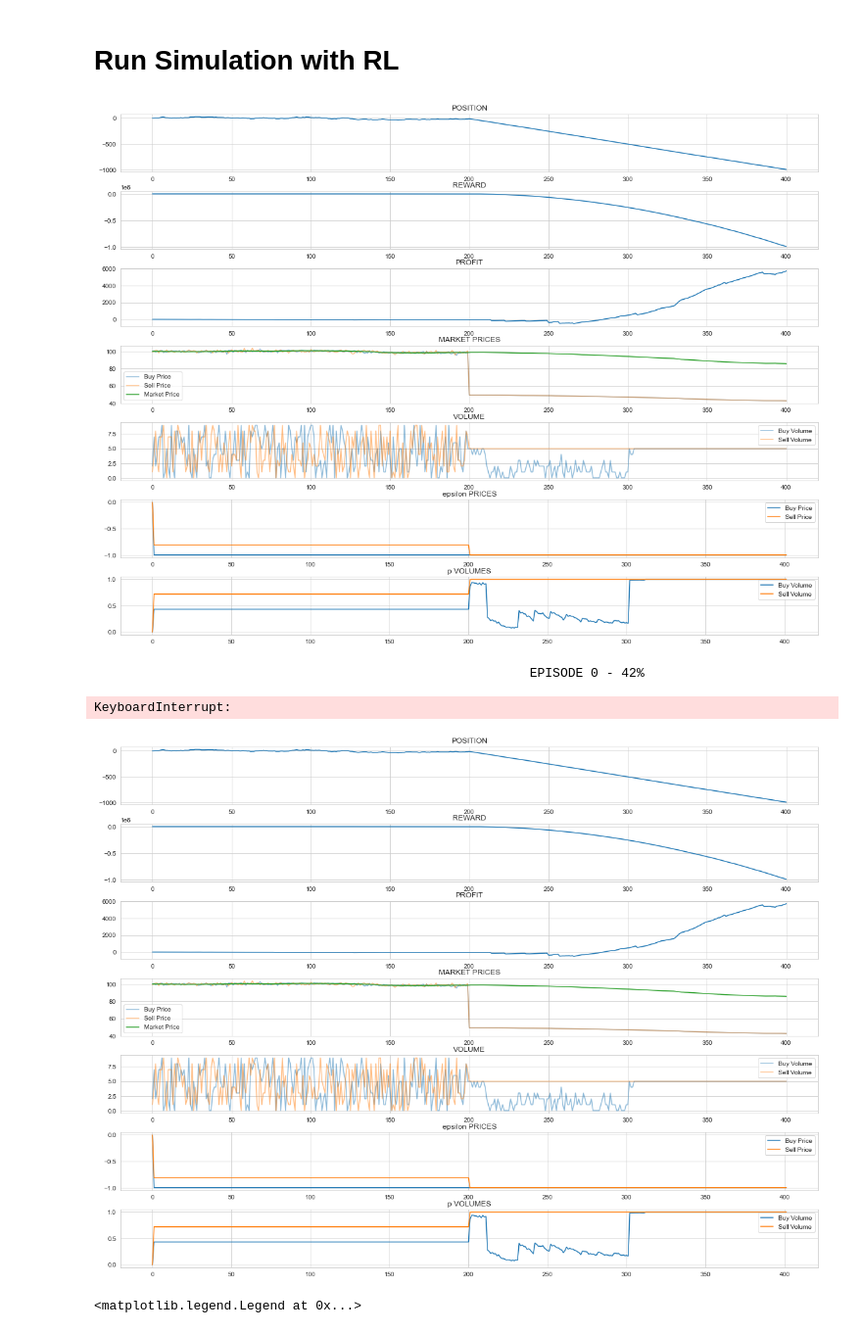
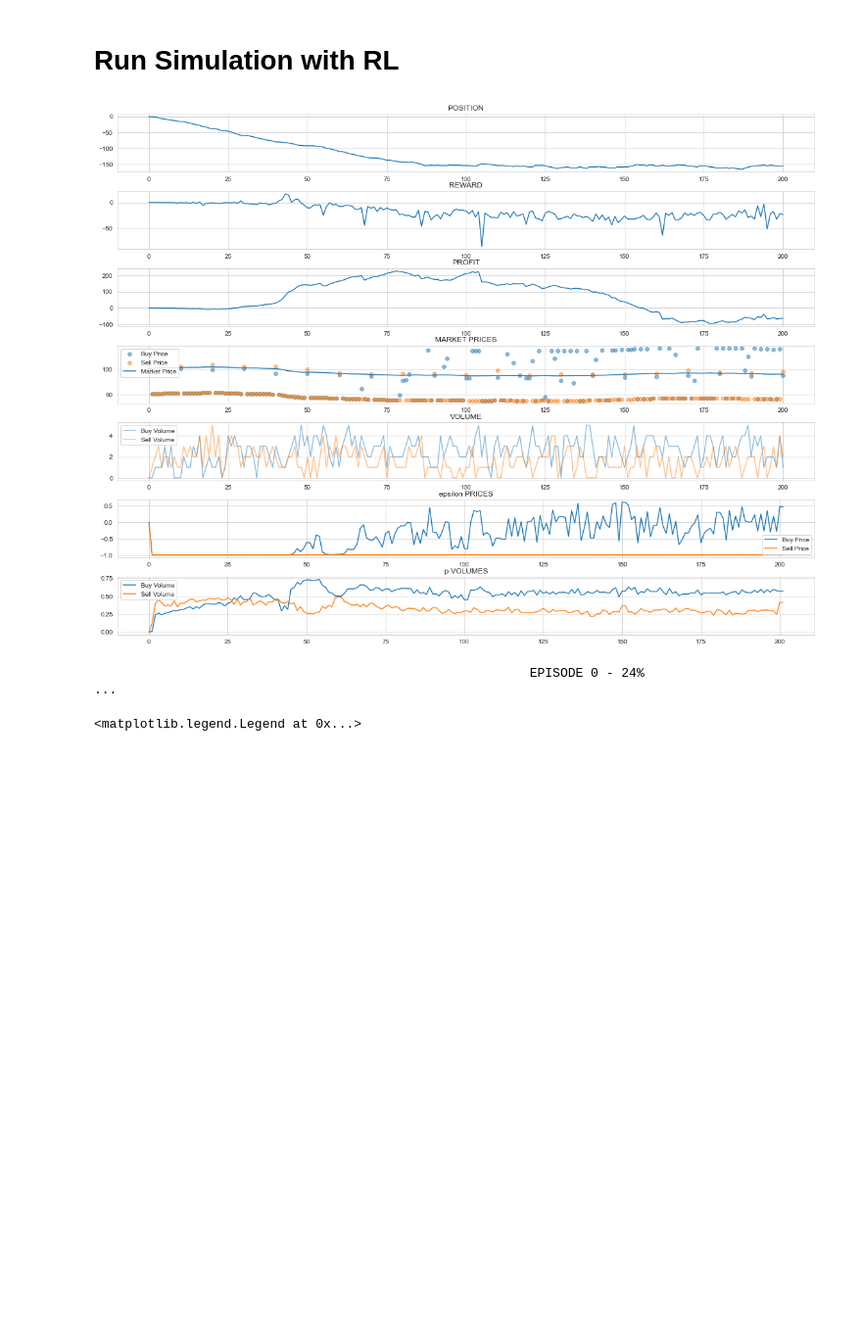
Before and after one commit to victoremil1996/rl_for_trading, a Jupyter notebook: notebooks/market_simulation_with_rl_main.ipynb, the cells around one changed output. Shown at 98% size. Drawn from its saved outputs; the diff is of its cells as text; code cells hidden in the pictures; blank space fills up the shorter version.

```diff
--- a/notebooks/market_simulation_with_rl_main.ipynb
+++ b/notebooks/market_simulation_with_rl_main.ipynb
@@ -194,11 +205,27 @@ agents.append(rl_agents)
 agents = [item for sublist in agents for item in sublist]
 
 #agents[-1].state_feature = agents[-1].get_state_features(state0)  # Initialize state_features
+# %%
+agents = reset1()
+agents = reset2(agents)
 # %% [markdown]
 # Run Simulation with RL
 # %%
-n_episodes = 1
+n_episodes = 10
 time_periods = 1001
+
+
+# import cProfile
+# import io
+# import pstats
+# import functools
+
+# folder = r'time_of_algorithm\\'
+# file = 'time_test.txt'
+
+# pr = cProfile.Profile()
+# pr.enable()
+
 
 fig, ax = plt.subplots(7, 1, figsize = (16, 12))
 fig.tight_layout()
@@ -206,8 +233,16 @@ fig.tight_layout()
 #################################
 # START SIMULATION
 #################################
+agents[-1].load_models("nn_models/policy_nn_nn", "nn_models/qf_nn_nn", "nn_models/vf_nn_nn")
+episode_rewards = []
+for episode in range(n_episodes):
 
-for episode in range(n_episodes):
+    ### RESET ###
+    if episode % 5 == 0 and episode != 0:
+        print("RESETTING")
+        agents = reset1()
+        agents = reset2(agents)
+        agents[-1].load_models("nn_models/policy_nn_nn", "nn_models/qf_nn_nn", "nn_models/vf_nn_nn")
 
     #################################
     # NEW EPISODE
@@ -236,7 +271,8 @@ for episode in range(n_episodes):
         #################################
         # RL AGENT UPDATE
         #################################
-        if time < 200:
+        #if time < 100:
+        if time % 10 == 0:
             agents[-1].update(state, exploration_mode = True)
         else:
             agents[-1].update(state, exploration_mode = False)
@@ -287,39 +323,49 @@ for episode in range(n_episodes):
             ax[2].cla()
             ax[2].set(title = "PROFIT")
             ax[2].plot(rl_profit, label = "Profit")
 
             ax[3].cla()
-            ax[3].plot(rl_buy_prices, label = "Buy Price", alpha = 0.5)
-            ax[3].plot(rl_sell_prices, label = "Sell Price", alpha = 0.5)
+            ax[3].scatter(y = rl_buy_prices, x = np.linspace(0, time, time+1), label = "Buy Price", alpha = 0.5)
+            ax[3].scatter(y = rl_sell_prices, x = np.linspace(0, time, time+1), label = "Sell Price", alpha = 0.5)
             ax[3].plot(market_prices, label = "Market Price")
             ax[3].set(title = "MARKET PRICES")
             ax[3].legend()
 
             ax[4].cla()
             ax[4].plot(rl_buy_volume, label = "Buy Volume", alpha = 0.5)
             ax[4].plot(rl_sell_volume, label = "Sell Volume", alpha = 0.5)
             ax[4].set(title = "VOLUME")
             ax[4].legend()
 
             ax[5].cla()
             labs = ["Buy Price", "Sell Price"]
             for i in range(2):
                 ax[5].plot(mus[:, i], label = labs[i])
             ax[5].set(title = "epsilon PRICES")
             ax[5].legend()
 
             ax[6].cla()
             labs2 = ["Buy Volume", "Sell Volume"]
             for j in range(2):
                 ax[6].plot(mus[:, 2 + j], label = labs2[j])
             ax[6].legend()
             ax[6].set(title = "p VOLUMES")
             display(fig)
+
+        ### SAVE MODELS ###
+    agents[-1].save_models()
+    episode_rewards.append(agents[-1].pnl)
+
+# pr.disable()
+# s = io.StringIO()
+# # ps = pstats.Stats(pr, stream=s).sort_stats('tottime')
+# ps = pstats.Stats(pr, stream=s).sort_stats('cumtime')
+# ps.print_stats()
+# with open(folder + file, 'w+') as f:
+#     f.write(s.getvalue())
 # %% [output]
-[figure, old version]
+[figure, new version]
-                                                         EPISODE 0 - 42%
+                                                         EPISODE 0 - 24%                                                                                                                                 ...
-KeyboardInterrupt:
-[figure, removed]
 # %%
 fig, ax = plt.subplots(4, 1, figsize = (16, 14))
 ax[0].plot(rl_positions, label = "Positions")
```
Also changed, not shown: parts of 2 cells of this notebook, 13 other files.
